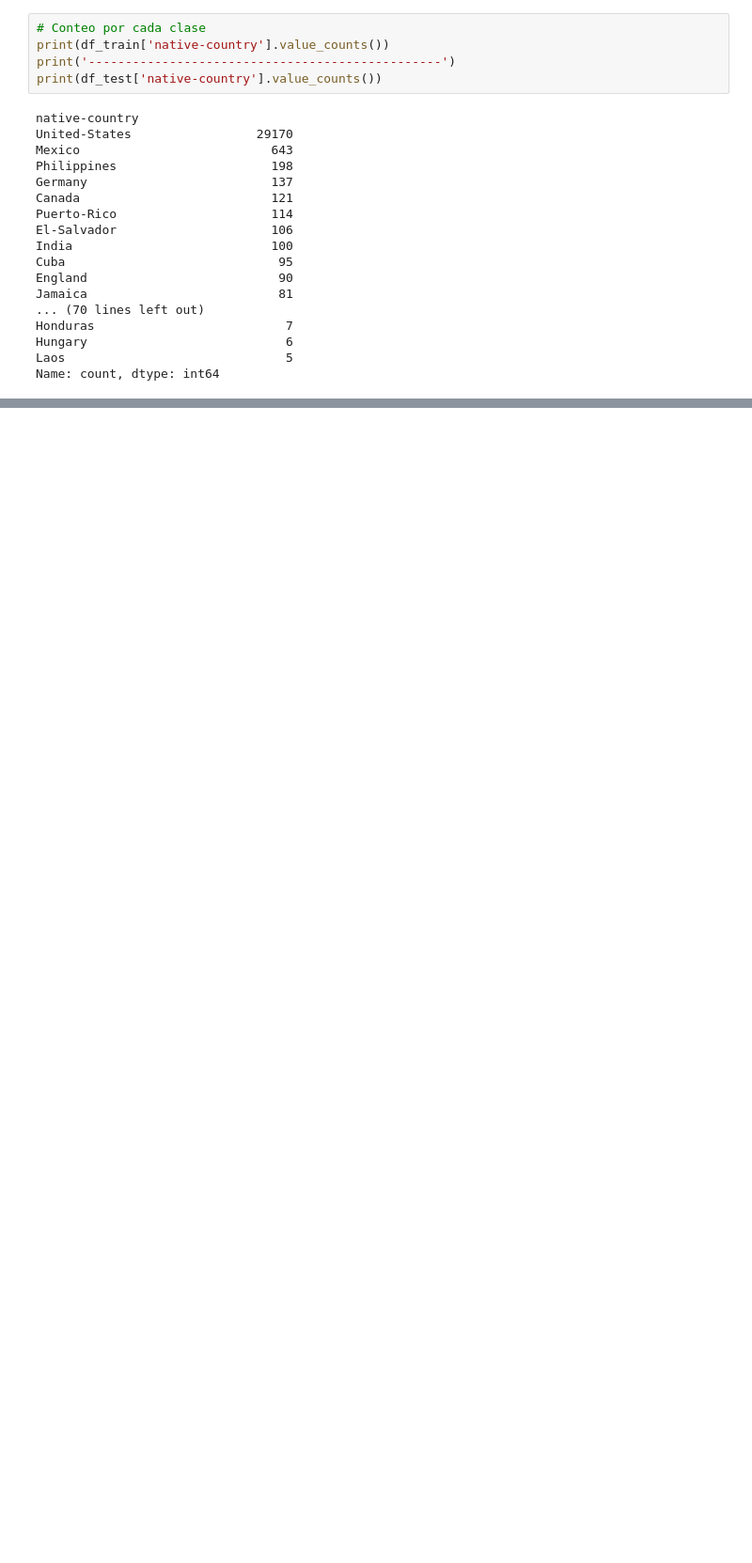
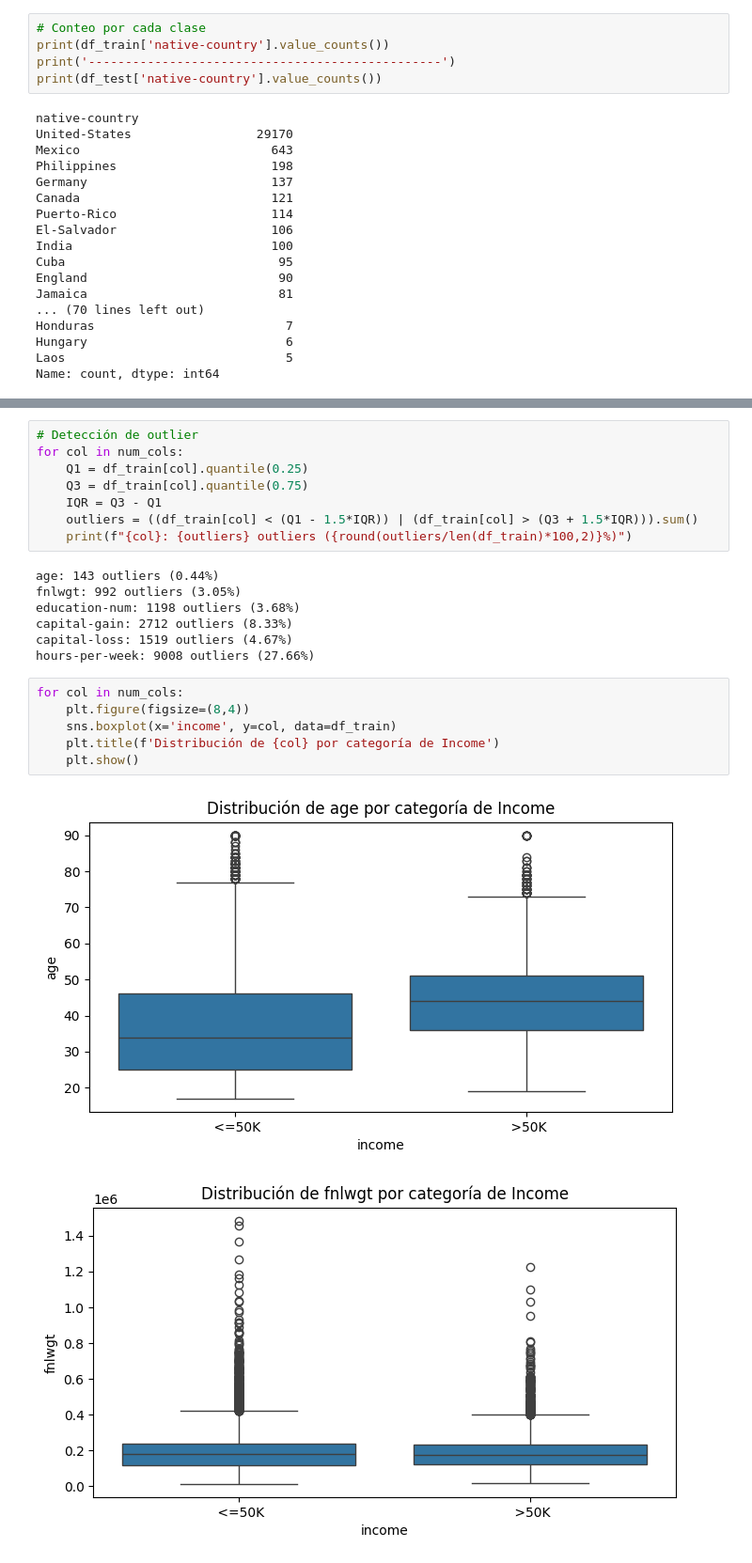
Before and after one commit to roberto-fh/rfh_testdatascience_1, a Jupyter notebook: notebooks/EDA.ipynb, the cells around one changed output, grey strips where cells are left out. Shown at 94% size. Saved outputs shown, nothing was run; the diff lists cells and outputs as text; blank space fills up the shorter version.

```diff
--- a/notebooks/EDA.ipynb
+++ b/notebooks/EDA.ipynb
@@ -344,0 +530,24 @@ Name: count, dtype: int64
+# %%
+# Detección de outlier
+for col in num_cols:
+    Q1 = df_train[col].quantile(0.25)
+    Q3 = df_train[col].quantile(0.75)
+    IQR = Q3 - Q1
+    outliers = ((df_train[col] < (Q1 - 1.5*IQR)) | (df_train[col] > (Q3 + 1.5*IQR))).sum()
+    print(f"{col}: {outliers} outliers ({round(outliers/len(df_train)*100,2)}%)")
+# %% [output]
+age: 143 outliers (0.44%)
+fnlwgt: 992 outliers (3.05%)
+education-num: 1198 outliers (3.68%)
+capital-gain: 2712 outliers (8.33%)
+capital-loss: 1519 outliers (4.67%)
+hours-per-week: 9008 outliers (27.66%)
+# %%
+for col in num_cols:
+    plt.figure(figsize=(8,4))
+    sns.boxplot(x='income', y=col, data=df_train)
+    plt.title(f'Distribución de {col} por categoría de Income')
+    plt.show()
+# %% [output]
+[figure, added]
+[figure, added]
```
Also changed, not shown: parts of 42 cells of this notebook, 1 other file.
